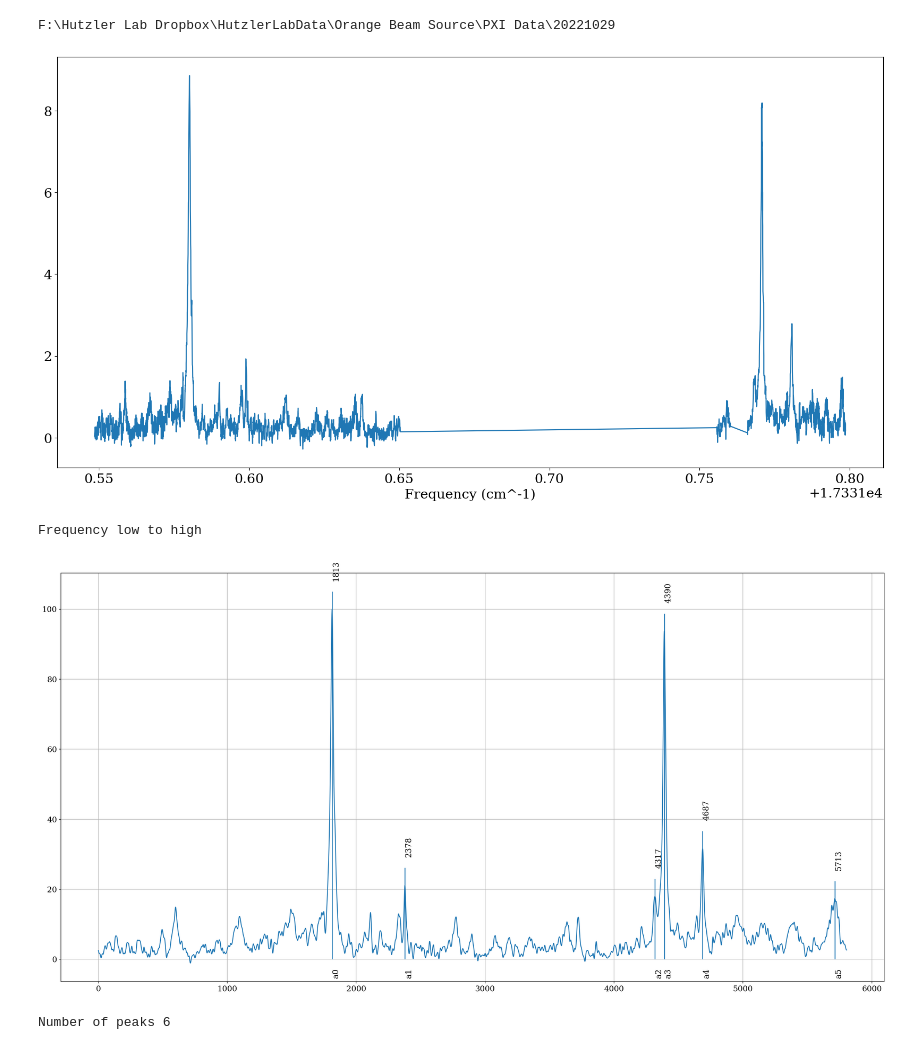
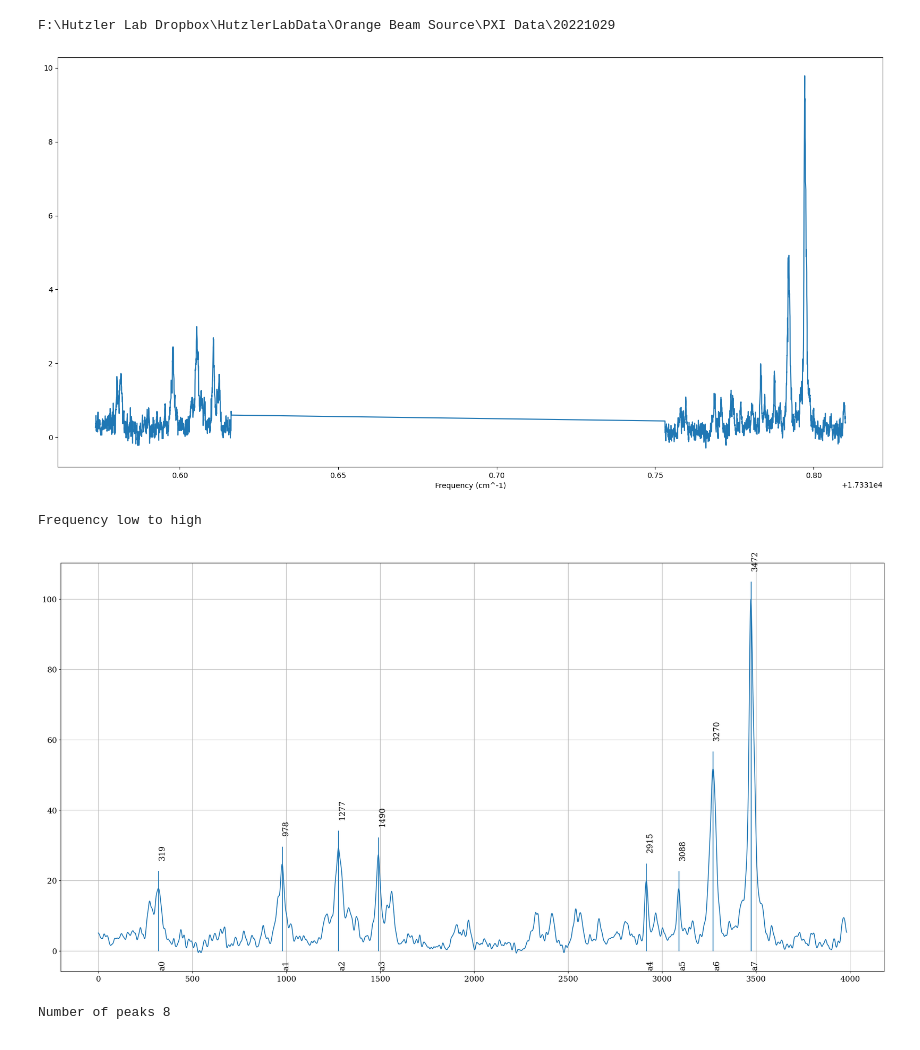
Before and after one commit to YuikiTakahashi/Molecule_spectrum_prediction, a Jupyter notebook: Peak_finding_173.ipynb, the cells around one changed output. Saved outputs shown, nothing was run; the diff lists cells and outputs as text; code cells hidden in the pictures.

```diff
--- a/Peak_finding_173.ipynb
+++ b/Peak_finding_173.ipynb
@@ -1233,21 +1233,21 @@ def moving_average(y, window):
 # %%
 import pandas as pd
 
 df = pd.read_csv("all_scans_sorted.csv")
 
 window = 5
-F1_number = "F1=4"
+F1_number = "F1=1"
 
 g = df[df["pumping"] == F1_number].sort_values("freq").copy()
 frequencies = g["freq"].to_numpy(float)
 data = g["signal"].to_numpy(float)
 smooth_data = moving_average(data, window)
 plt.figure(figsize=(20,10))
 plt.xlabel('Frequency (cm^-1)')
 plt.plot(frequencies, smooth_data)
 plt.show()
 # %% [output]
-[figure, old version]
+[figure, new version]
 # %%
 #%matplotlib widget
 %matplotlib inline
@@ -1256,8 +1256,8 @@ plt.show()
 p, p1, width_bound_sigma = Find_Gaussian_initial_guess_lmfit(frequencies,data,0.001,Box=30,threshold=17,add_peak=None, width_bound_sigma = 20)
 # %% [output]
 Frequency low to high
-[figure, old version]
+[figure, new version]
-Number of peaks 6
+Number of peaks 8
 # %%
 peaks = Gaussian_fit_lmfit_yuiki2(p,p1, width_bound_sigma,frequencies,smooth_data,background_subtract =  False, freq_lim =  None, plot=True, error_estimation=False, Lorentzian_mode = True, print_fit_properties = False)
 plt.show()
```
Also changed, not shown: parts of 3 cells of this notebook, 5 other files.
